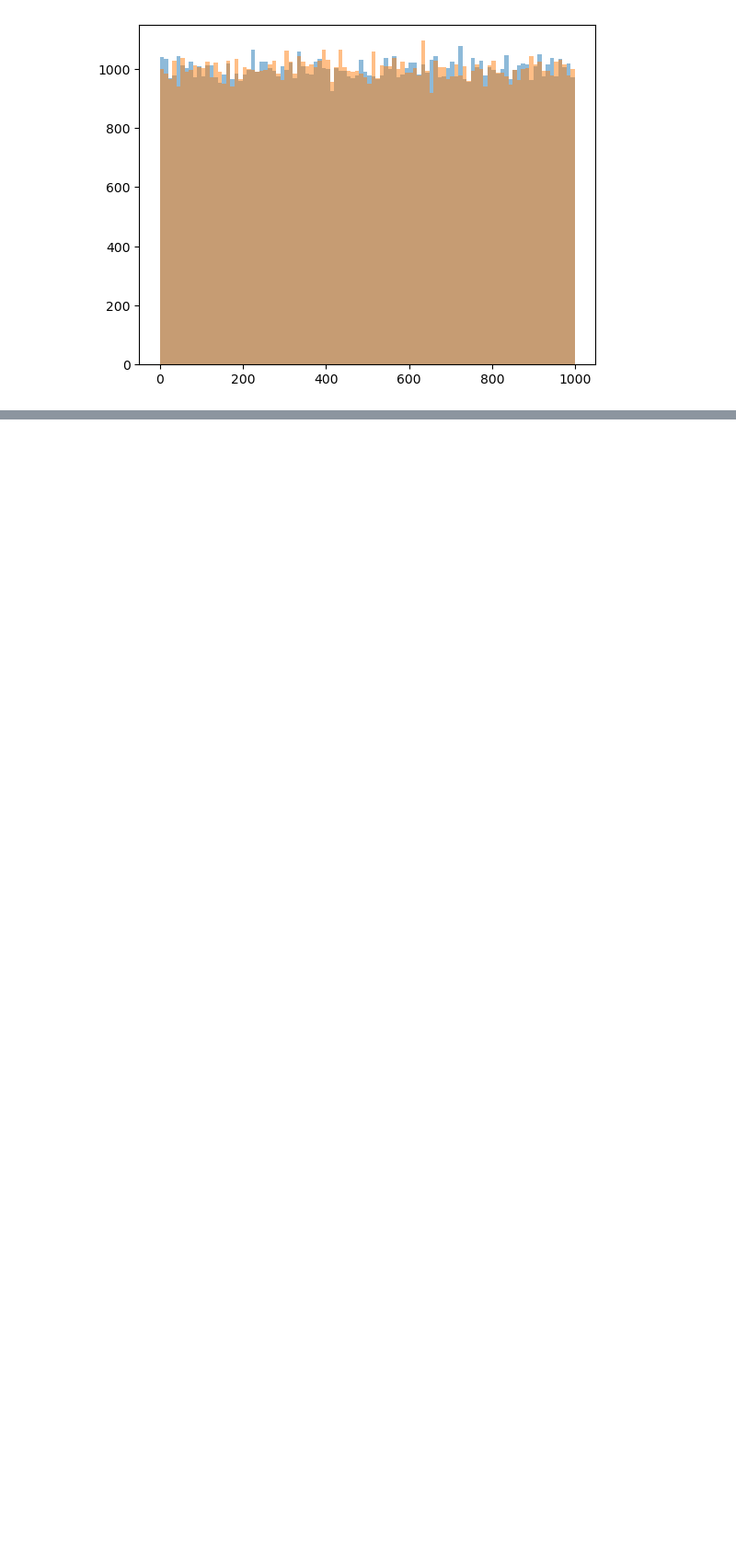
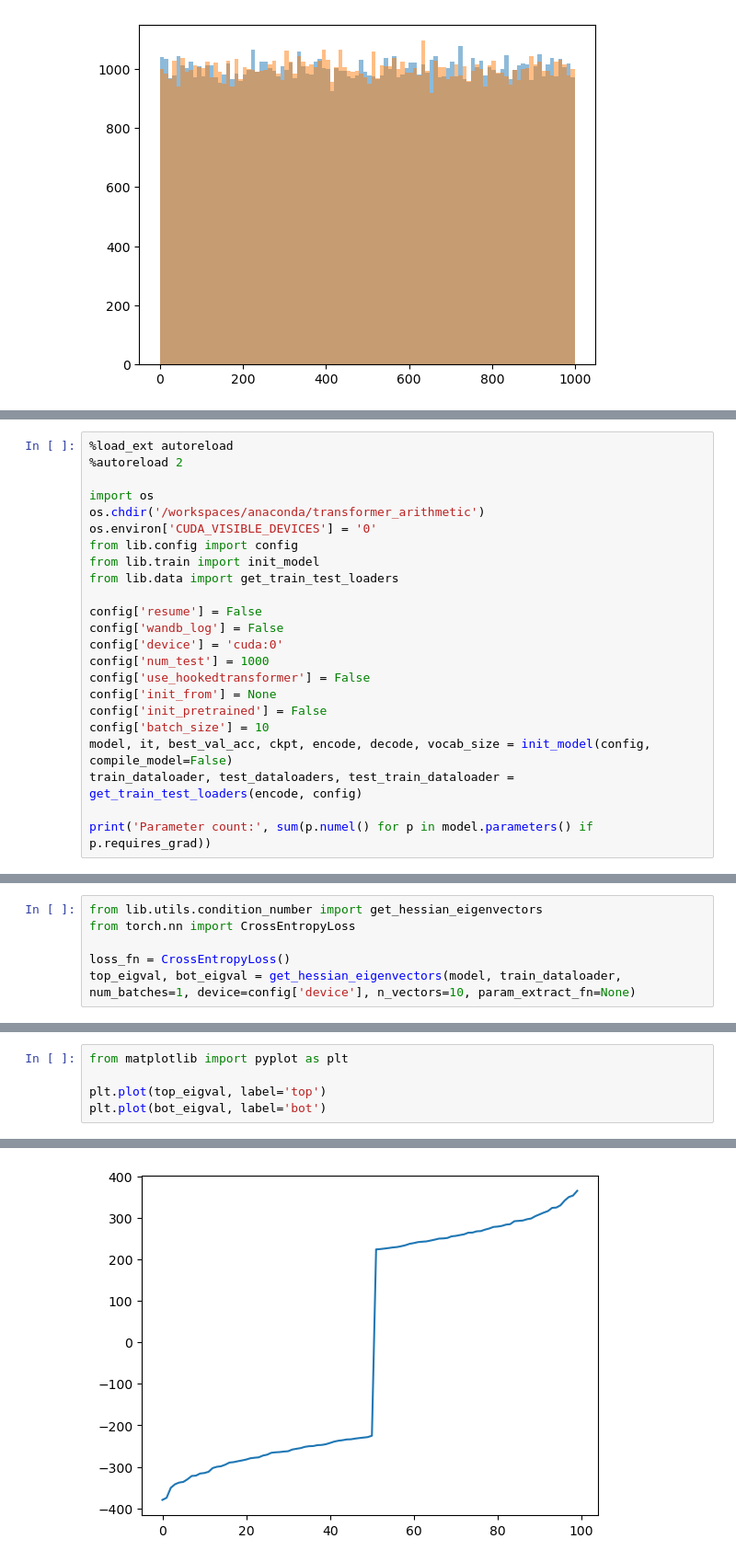
Before and after one commit to JackCai1206/transformer_arithmetic, a Jupyter notebook: check_dist.ipynb, the cells around one changed output, grey strips where cells are left out. Shown at 92% size. Saved outputs shown, nothing was run; the diff lists cells and outputs as text; blank space fills up the shorter version.

```diff
--- a/check_dist.ipynb
+++ b/check_dist.ipynb
@@ -47,0 +56,23 @@ OrderedDict([('$545+245=', ('097$\n', [1, 0, 0])), ('$810+683=', ('3941$\n', [0,
+# %%
+%load_ext autoreload
+%autoreload 2
+
+import os
+os.chdir('/workspaces/anaconda/transformer_arithmetic')
+os.environ['CUDA_VISIBLE_DEVICES'] = '0'
+from lib.config import config
+from lib.train import init_model
+from lib.data import get_train_test_loaders
+
+config['resume'] = False
+config['wandb_log'] = False
+config['device'] = 'cuda:0'
+config['num_test'] = 1000
+config['use_hookedtransformer'] = False
+config['init_from'] = None
+config['init_pretrained'] = False
+config['batch_size'] = 10
+model, it, best_val_acc, ckpt, encode, decode, vocab_size = init_model(config, compile_model=False)
+train_dataloader, test_dataloaders, test_train_dataloader = get_train_test_loaders(encode, config)
+
+print('Parameter count:', sum(p.numel() for p in model.parameters() if p.requires_grad))
@@ -47,0 +106,6 @@ OrderedDict([('$545+245=', ('097$\n', [1, 0, 0])), ('$810+683=', ('3941$\n', [0,
+# %%
+from lib.utils.condition_number import get_hessian_eigenvectors
+from torch.nn import CrossEntropyLoss
+
+loss_fn = CrossEntropyLoss()
+top_eigval, bot_eigval = get_hessian_eigenvectors(model, train_dataloader, num_batches=1, device=config['device'], n_vectors=10, param_extract_fn=None)
@@ -47,0 +114,6 @@ OrderedDict([('$545+245=', ('097$\n', [1, 0, 0])), ('$810+683=', ('3941$\n', [0,
+# %%
+from matplotlib import pyplot as plt
+
+plt.plot(top_eigval, label='top')
+plt.plot(bot_eigval, label='bot')
+# %% [output]
@@ -47,0 +121 @@ OrderedDict([('$545+245=', ('097$\n', [1, 0, 0])), ('$810+683=', ('3941$\n', [0,
+[figure, added]
```
Also changed, not shown: parts of 11 cells of this notebook, 23 other files.
